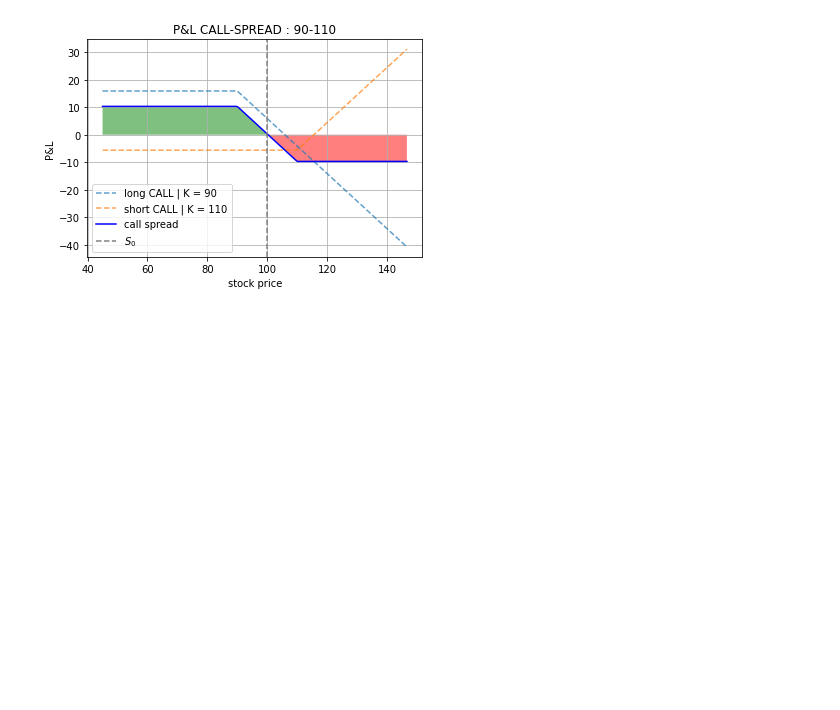
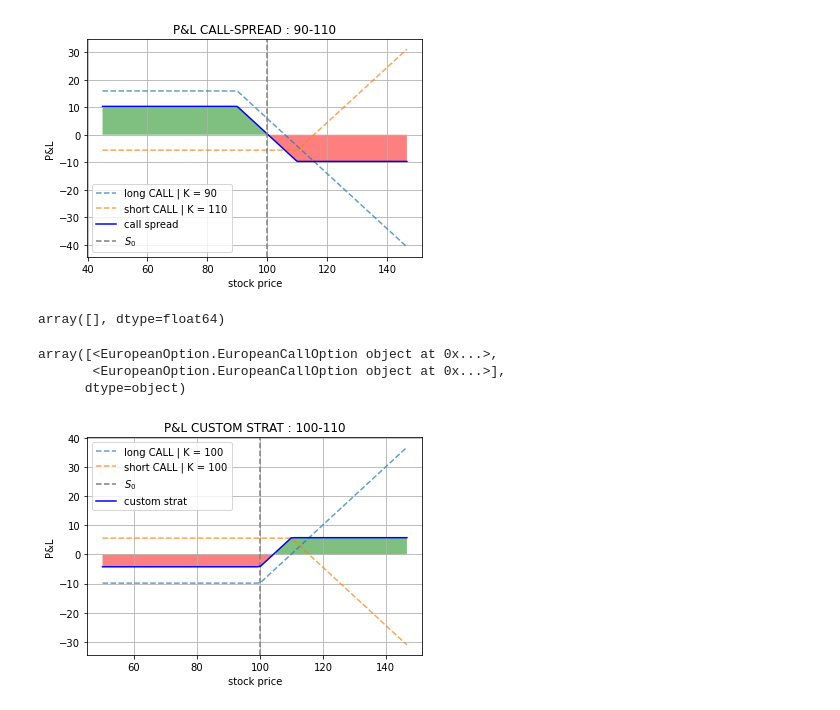
Before and after one commit to ItoWindsor/FinanceStrategy, a Jupyter notebook: notebooks/Testing stuff.ipynb, the cells around one changed output. Drawn from its saved outputs; the diff is of its cells as text; code cells hidden in the pictures; blank space fills up the shorter version.

Commit message:
handling custom strats

```diff
--- a/notebooks/Testing stuff.ipynb
+++ b/notebooks/Testing stuff.ipynb
@@ -66,3 +67,28 @@ short_CallSpread.plot_payoff()
 short_CallSpread.plot_PNL()
 # %% [output]
 [figure]
+# %%
+strat_custom = strat.OptionStrat()
+# %%
+strat_custom.products
+# %% [output]
+array([], dtype=float64)
+# %%
+call_test1 = euro.EuropeanCallOption(model = "BS",S0 = S0, K = K, T = T, t = t, r = r, q = q, sigma = sigma)
+pos_call_test1 = "long"
+
+call_test2 = euro.EuropeanCallOption(model = "BS",S0 = S0, K = K+10, T = T, t = t, r = r, q = q, sigma = sigma)
+pos_call_test2 = "short"
+# %%
+strat_custom.add_products(call_test1, pos_call_test1)
+strat_custom.add_products(call_test2, pos_call_test2)
+# %%
+strat_custom.products
+# %% [output]
+array([<EuropeanOption.EuropeanCallOption object at 0x...>,
+       <EuropeanOption.EuropeanCallOption object at 0x...>],
+      dtype=object)
+# %%
+strat_custom.plot_PNL()
+# %% [output]
+[figure, added]
```
Also changed, not shown: parts of 1 cell of this notebook, 3 other files.
